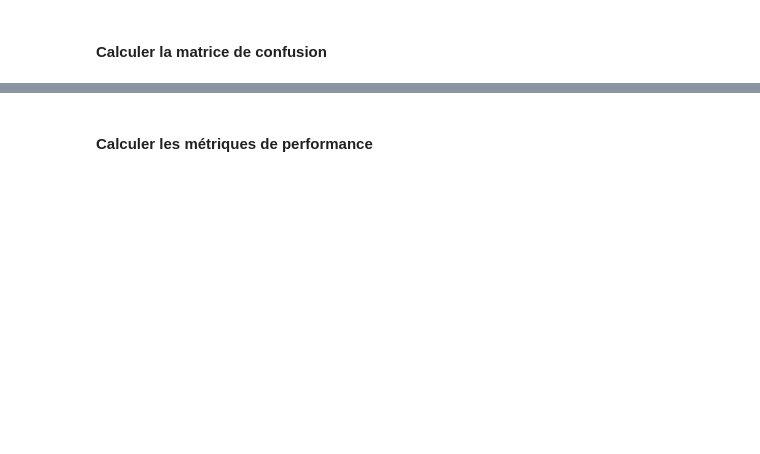
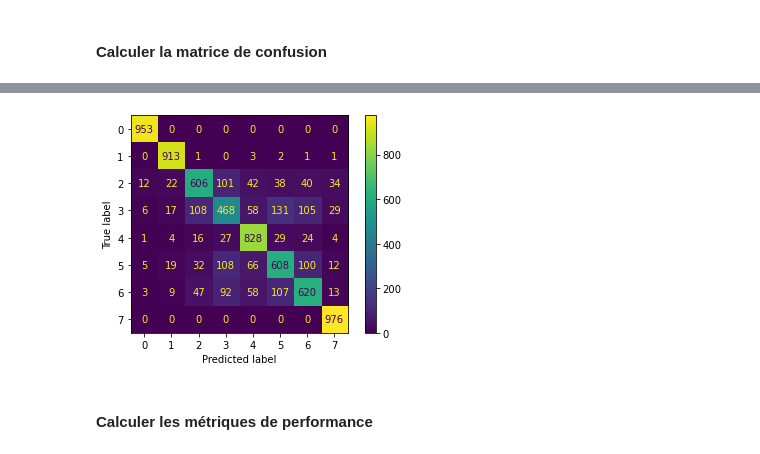
Before and after one commit to n0aaz/Projet_GLO-7027, a Jupyter notebook: fullyConnected.ipynb, the cells around one changed output, grey strips where cells are left out. Cells and saved outputs as stored; diff of their text form; code cells hidden in the pictures; blank space fills up the shorter version.

```diff
--- a/fullyConnected.ipynb
+++ b/fullyConnected.ipynb
@@ -194,11 +200,4 @@ classes = [
     'ndp',
     "People's Party"
 ]
-
-confusion_matrix = np.zeros((output_size, output_size)).astype(int)
-for i in range(len(predicted_classes)):
-    confusion_matrix[ground_truth[i], predicted_classes[i]] += 1
-
-df_cm = pd.DataFrame(confusion_matrix, index=classes, columns=classes)
-
-df_cm
+classes_idx = [0, 1, 2, 3, 4, 5, 6, 7]
@@ -215,3 +204,10 @@ df_cm
+# %%
+cm = confusion_matrix(ground_truth, predicted_classes, labels=classes_idx)
+disp = ConfusionMatrixDisplay(confusion_matrix=cm)
+disp.plot()
+plt.show()
+# %% [output]
+[figure, added]
 # %% [markdown]
 #### Calculer les métriques de performance
 # %%
```
Also changed, not shown: parts of 9 cells of this notebook, 4 other files.
